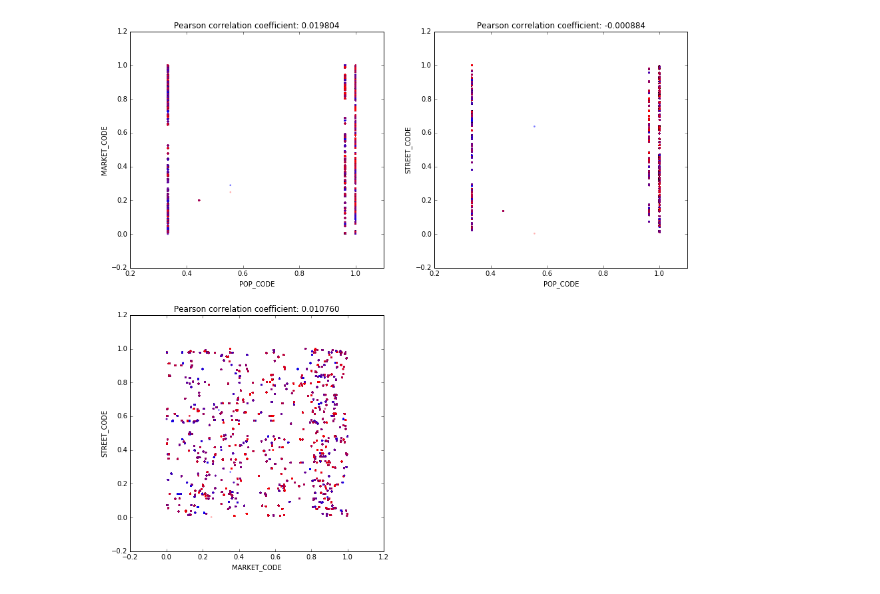
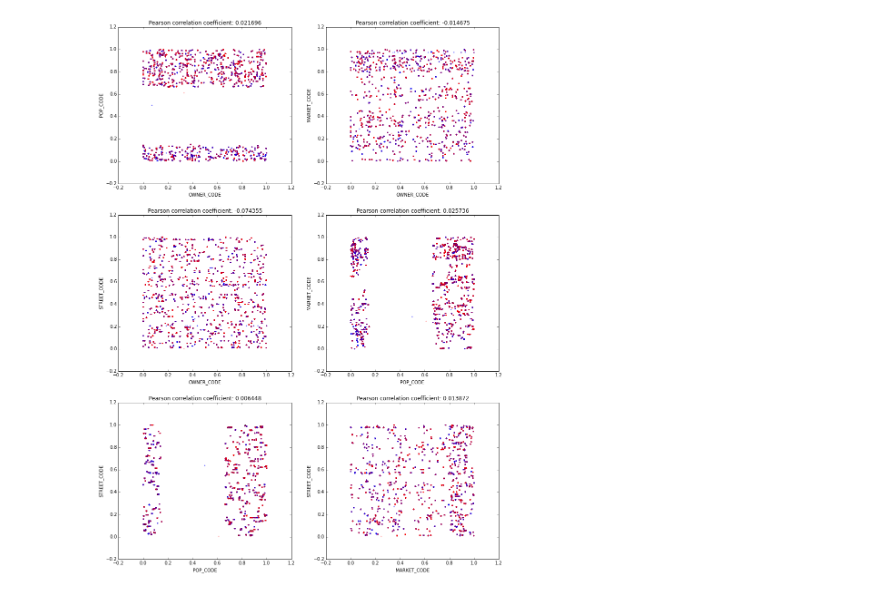
Before and after one commit to danishdata/ids-notebooks, a Jupyter notebook: EDA (Danish).ipynb, the cells around one changed output. Cells and saved outputs as stored; diff of their text form; code cells hidden in the pictures.

```diff
--- a/EDA (Danish).ipynb
+++ b/EDA (Danish).ipynb
@@ -50,0 +58,5 @@ SUB_ELEMENT_CODE     int64      15
+# %%
+df['DOC_DATE'] = df['DOC_DATE'].astype('category')
+df['DOC_CODE'] = df['DOC_DATE'].cat.codes
+
+df["DOC_DATE"].value_counts().plot(kind="density")
@@ -51,19 +70,18 @@ SUB_ELEMENT_CODE     int64      15
 # %%
-plt.figure(figsize=(15,14))
-cont_features = ['POP_CODE', 'MARKET_CODE', 'STREET_CODE']
+plt.figure(figsize=(15,21))
+cont_features = ['OWNER_CODE', 'POP_CODE', 'MARKET_CODE', 'STREET_CODE']
 colors = df['ORDER_STATUS'].apply(lambda x: 'r' if x==1 else 'b')
 
 for index, pair in enumerate(list(itertools.combinations(cont_features, 2))):
-
-    plt.subplot(2, 2, index + 1)
+    plt.subplot(3, 2, index + 1)
     x = df[pair[0]]/max(df[pair[0]])
     y = df[pair[1]]/max(df[pair[1]])
 
     plt.scatter(x, y, c = colors, alpha = 0.3, lw = 0, s = 7)
     plt.title('Pearson correlation coefficient: %f'%(df[pair[0]].corr(df[pair[1]])))
     plt.xlabel(pair[0])
     plt.ylabel(pair[1])
 
 plt.show()
 # %% [output]
-[figure, old version]
+[figure, new version]
```
Also changed, not shown: parts of 19 cells of this notebook, 2 other files.
